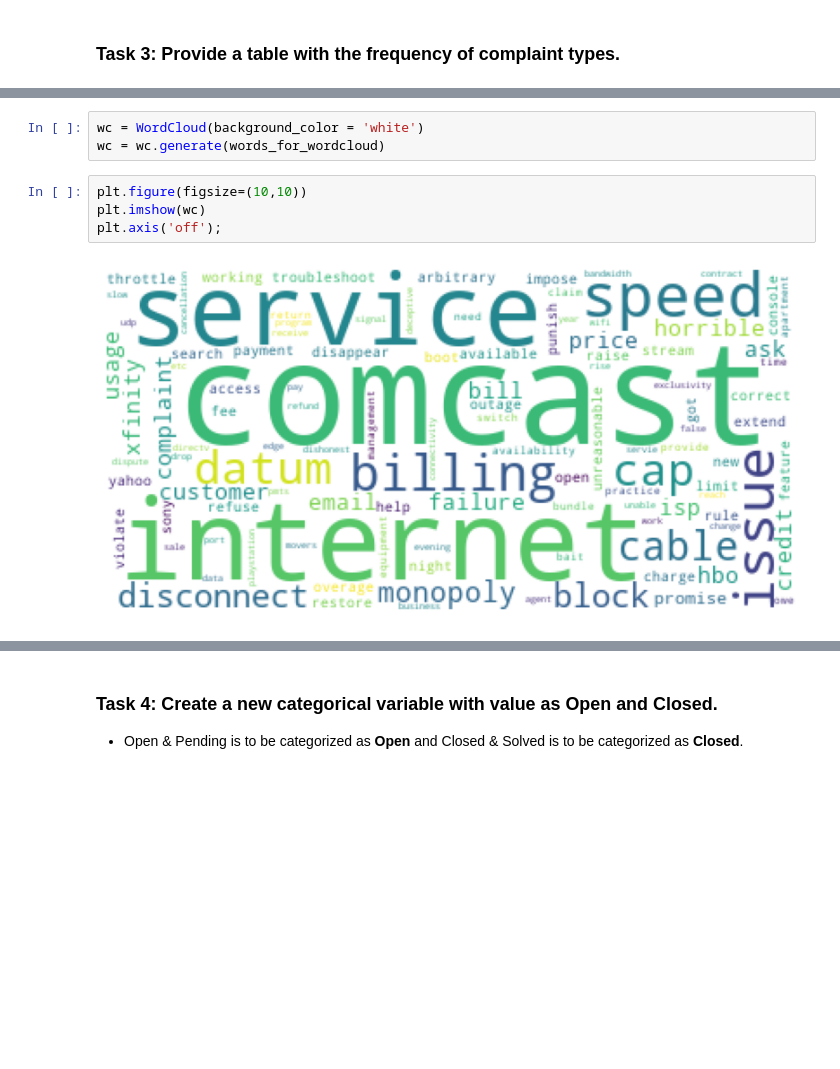
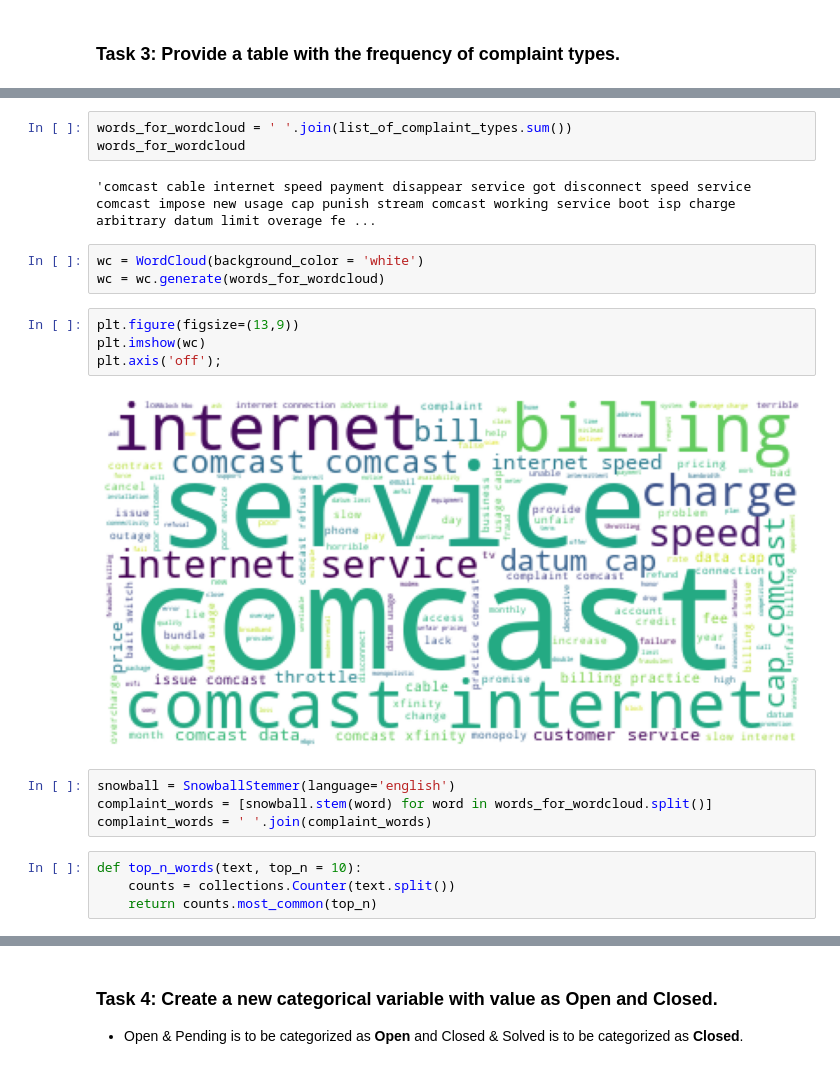
Before and after one commit to lavkushsingh31/Data_Science_Machine_Learning_Projects, a Jupyter notebook: Course Project - Comcast Telecom Consumer Complaints/Comcast Telecom Consumer Complaints.ipynb, the cells around one changed output, grey strips where cells are left out. Drawn from its saved outputs; the diff is of its cells as text; blank space fills up the shorter version.

```diff
--- a/Course Project - Comcast Telecom Consumer Complaints/Comcast Telecom Consumer Complaints.ipynb
+++ b/Course Project - Comcast Telecom Consumer Complaints/Comcast Telecom Consumer Complaints.ipynb
@@ -323,9 +325,22 @@ words_for_wordcloud
+# %%
+words_for_wordcloud = ' '.join(list_of_complaint_types.sum())
+words_for_wordcloud
+# %% [output]
+'comcast cable internet speed payment disappear service got disconnect speed service comcast impose new usage cap punish stream comcast working service boot isp charge arbitrary datum limit overage fe ...
 # %%
 wc = WordCloud(background_color = 'white')
 wc = wc.generate(words_for_wordcloud)
 # %%
-plt.figure(figsize=(10,10))
+plt.figure(figsize=(13,9))
 plt.imshow(wc)
 plt.axis('off');
 # %% [output]
-[figure, old version]
+[figure, new version]
+# %%
+snowball = SnowballStemmer(language='english')
+complaint_words = [snowball.stem(word) for word in words_for_wordcloud.split()]
+complaint_words = ' '.join(complaint_words)
+# %%
+def top_n_words(text, top_n = 10):
+    counts = collections.Counter(text.split())
+    return counts.most_common(top_n)
```
Also changed, not shown: parts of 18 cells of this notebook.
